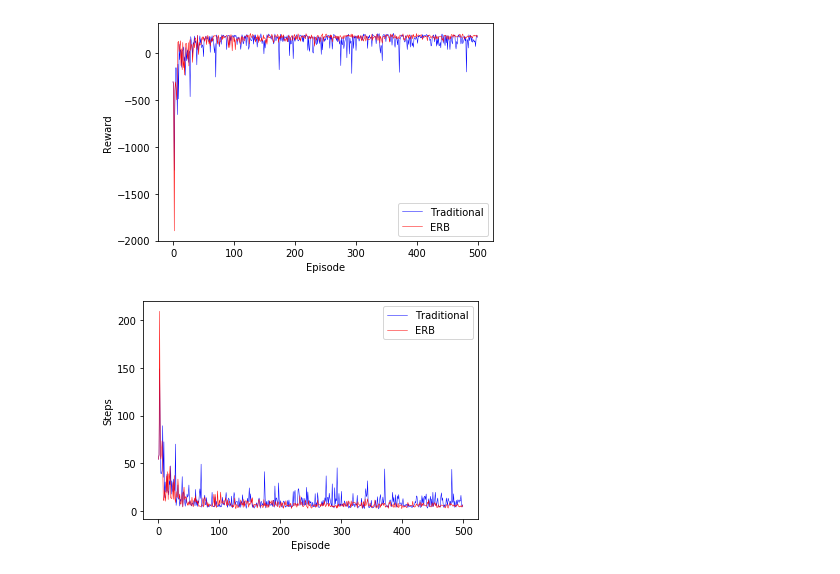
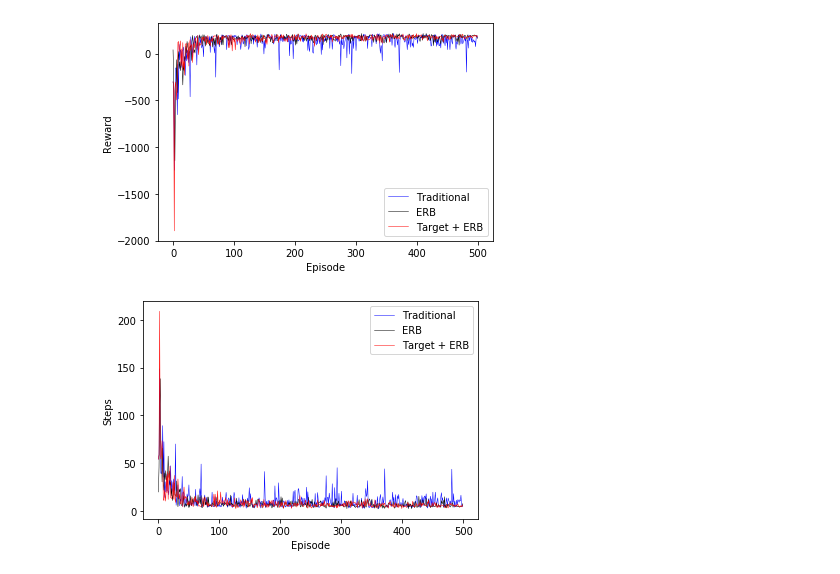
Before and after one commit to tm95/QBM_MARL, a Jupyter notebook: Single_Agent_5x3.ipynb, the cells around one changed output. Saved outputs shown, nothing was run; the diff lists cells and outputs as text; code cells hidden in the pictures.

```diff
--- a/Single_Agent_5x3.ipynb
+++ b/Single_Agent_5x3.ipynb
@@ -11,6 +11,7 @@ import pandas as pd
 session = Session()
 project = session.get_project('tobiasmueller/qmarl')
 
-exps_erb_1 = project.get_experiments(['QMAR-7', 'QMAR-8', 'QMAR-9', 'QMAR-10', 'QMAR-11'])
-exps_erb_0 = project.get_experiments(['QMAR-30', 'QMAR-31', 'QMAR-32', 'QMAR-33', 'QMAR-34'])
+exps_target_1_erb_1 = project.get_experiments(['QMAR-7', 'QMAR-8', 'QMAR-9', 'QMAR-10', 'QMAR-11'])
+exps_target_0_erb_0 = project.get_experiments(['QMAR-30', 'QMAR-31', 'QMAR-32', 'QMAR-33', 'QMAR-34'])
+exps_target_0_erb_1 = project.get_experiments(['QMAR-52', 'QMAR-53', 'QMAR-54', 'QMAR-55', 'QMAR-58'])
 # %% [output]
@@ -18,8 +19,10 @@ WARNING: Instantiating Session without specifying a backend is deprecated and wi
 # %%
 import numpy as np
 
-values_erb_1 = [exp.get_numeric_channels_values("episode_rewards")['episode_rewards']
-              for exp in exps_erb_1]
-values_erb_0 = [exp.get_numeric_channels_values("episode_rewards")['episode_rewards']
-              for exp in exps_erb_0]
+values_target_1_erb_1 = [exp.get_numeric_channels_values("episode_rewards")['episode_rewards']
+              for exp in exps_target_1_erb_1]
+values_target_0_erb_0 = [exp.get_numeric_channels_values("episode_rewards")['episode_rewards']
+              for exp in exps_target_0_erb_0]
+values_target_0_erb_1 = [exp.get_numeric_channels_values("episode_rewards")['episode_rewards']
+              for exp in exps_target_0_erb_1]
 # %%
@@ -30,22 +35,24 @@ steps_erb_0 = [exp.get_numeric_channels_values("episode_steps")['episode_steps']
 # %%
 import matplotlib.pyplot as plt
 
-plt.plot(np.average(values_erb_0, axis=0), color='blue', label="Traditional", linewidth=0.5)
-plt.plot(np.average(values_erb_1, axis=0), color='red', label="ERB", linewidth=0.5)
+plt.plot(np.average(values_target_0_erb_0, axis=0), color='blue', label="Traditional", linewidth=0.5)
+plt.plot(np.average(values_target_0_erb_1, axis=0), color='black', label="ERB", linewidth=0.5)
+plt.plot(np.average(values_target_1_erb_1, axis=0), color='red', label="Target + ERB", linewidth=0.5)
 
 plt.xlabel("Episode")
 plt.ylabel("Reward")
 plt.legend()
 plt.show()
 # %% [output]
-[figure, old version]
+[figure, new version]
 # %%
-plt.plot(np.average(steps_erb_0, axis=0), color='blue', label="Traditional", linewidth=0.5)
-plt.plot(np.average(steps_erb_1, axis=0), color='red', label="ERB", linewidth=0.5)
+plt.plot(np.average(steps_target_0_erb_0, axis=0), color='blue', label="Traditional", linewidth=0.5)
+plt.plot(np.average(steps_target_0_erb_1, axis=0), color='black', label="ERB", linewidth=0.5)
+plt.plot(np.average(steps_target_1_erb_1, axis=0), color='red', label="Target + ERB", linewidth=0.5)
 
 plt.xlabel("Episode")
 plt.ylabel("Steps")
 plt.legend()
 plt.show()
 # %% [output]
-[figure, old version]
+[figure, new version]
```
Also changed, not shown: parts of 3 cells of this notebook.
